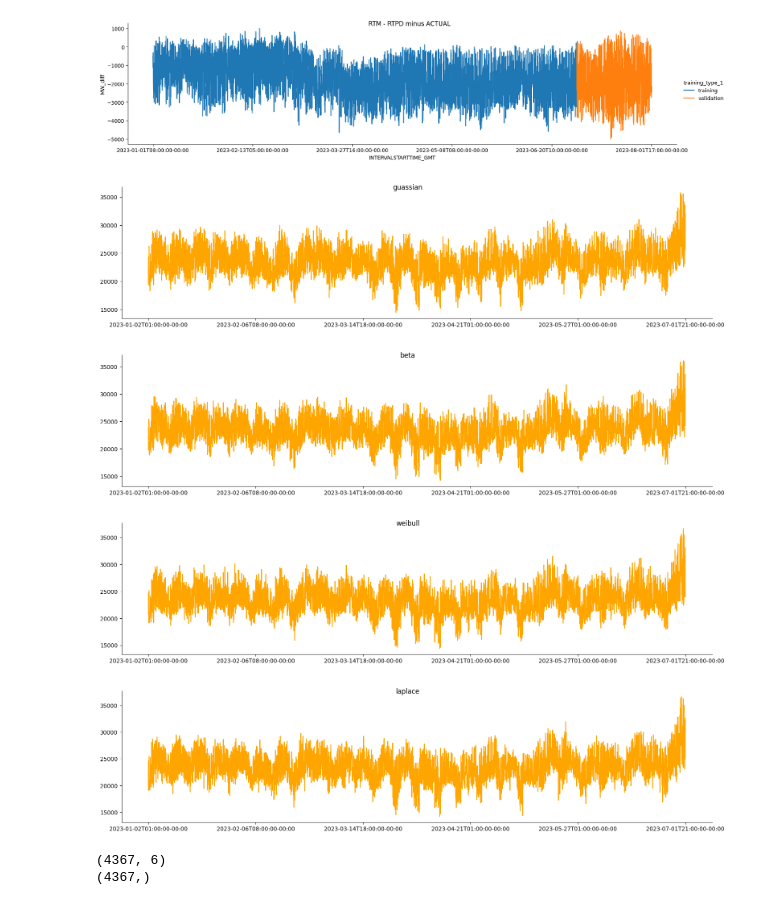
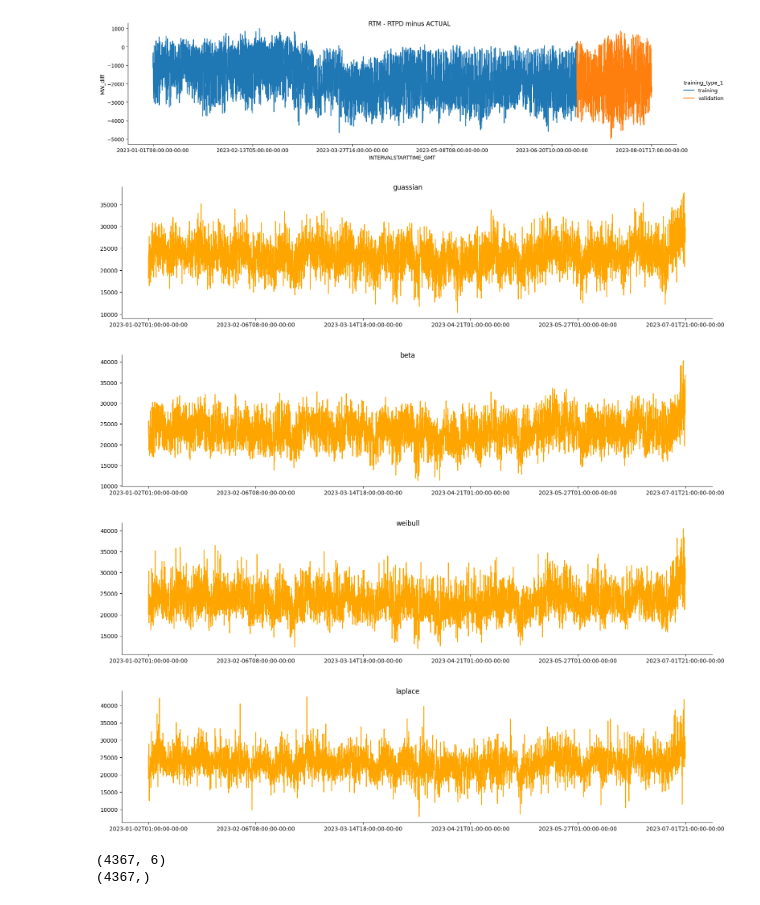
Before and after one commit to janghl/Siemens-Privacy-in-Reinforcement-Learning, a Jupyter notebook: demand.ipynb, the cells around one changed output. Saved outputs shown, nothing was run; the diff lists cells and outputs as text; code cells hidden in the pictures.

```diff
--- a/demand.ipynb
+++ b/demand.ipynb
@@ -258,35 +258,35 @@ def add_laplace_noise(y, k):
 # %%
 warnings.filterwarnings('ignore')
 
 time_arr, y_DAM, time_arr_val, y_DAM_val, time_arr_test, y_DAM_test = CAISO_forecast()
 time_arr, y_truth, time_arr_val, y_truth_val, time_arr_test, y_truth_test = GodMode()
 
 
-error_range_rate = 0.02
+error_range_rate = 0.07
 y_guassian = add_gaussian_noise(y_truth, error_range_rate)
 plot = sns.relplot(x=time_arr, y=y_guassian, color='orange', kind="line", height=4, aspect=4)
 plot.fig.suptitle("guassian")
 limit_display(5)
 
 y_beta = add_beta_noise(y_truth, error_range_rate)
 plot = sns.relplot(x=time_arr, y=y_beta, color='orange', kind="line", height=4, aspect=4)
 plot.fig.suptitle("beta")
 limit_display(5)
 
 y_weibull = add_weibull_noise(y_truth, error_range_rate)
 plot = sns.relplot(x=time_arr, y=y_weibull, color='orange', kind="line", height=4, aspect=4)
 plot.fig.suptitle("weibull")
 limit_display(5)
 
 y_laplace = add_laplace_noise(y_truth, error_range_rate)
 plot = sns.relplot(x=time_arr, y=y_laplace, color='orange', kind="line", height=4, aspect=4)
 plot.fig.suptitle("laplace")
 limit_display(5)
 # %% [output]
-[figure, old version]
+[figure, new version]
-[figure, old version]
+[figure, new version]
-[figure, old version]
+[figure, new version]
-[figure, old version]
+[figure, new version]
 # %%
 warnings.filterwarnings('ignore')
 
```
Also changed, not shown: parts of 14 cells of this notebook.
